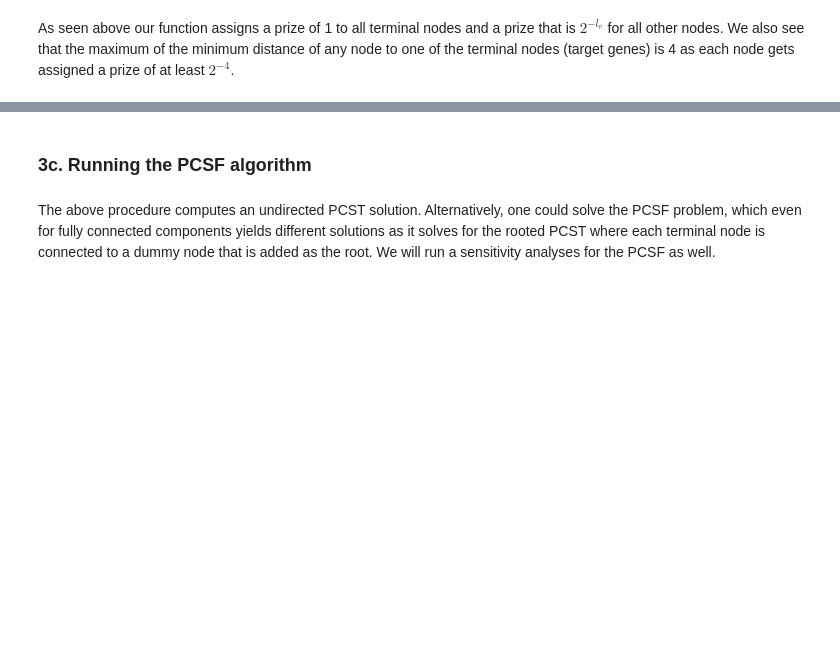
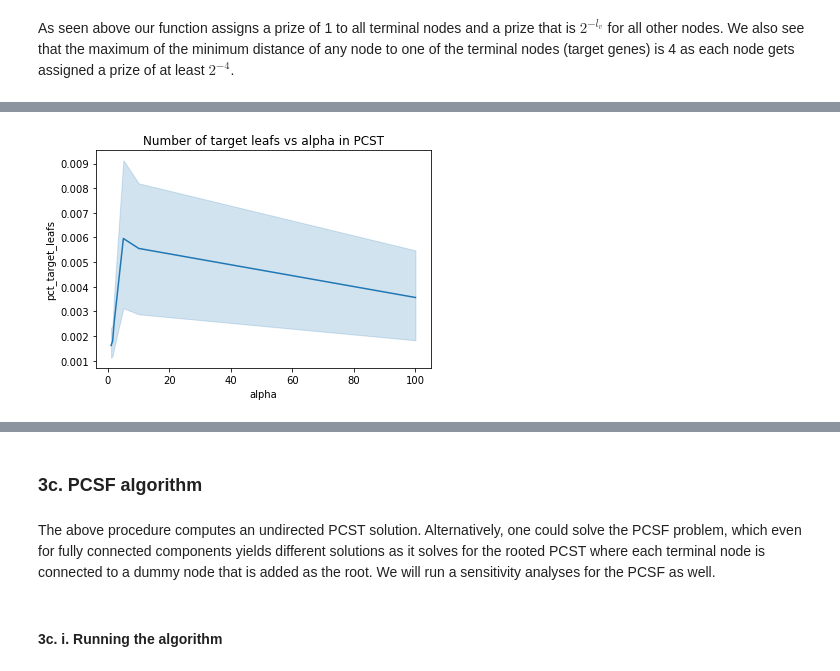
Before and after one commit to uhlerlab/image2reg, a Jupyter notebook: notebooks/ppi/steiner_tree_analysis.ipynb, the cells around one changed output, grey strips where cells are left out. Drawn from its saved outputs; the diff is of its cells as text; code cells hidden in the pictures; blank space fills up the shorter version.

```diff
--- a/notebooks/ppi/steiner_tree_analysis.ipynb
+++ b/notebooks/ppi/steiner_tree_analysis.ipynb
@@ -1028,0 +1265,7 @@ with open("../../data/ppi/grid_pcs_augmented_trees_dict_072621.pkl", "wb") as ha
+# %%
+pcst_sensitivity_analyses_results["pct_target_leafs"] = pcst_sensitivity_analyses_results.n_target_leafs/pcst_sensitivity_analyses_results.n_nodes
+ax = sns.lineplot(data=pcst_sensitivity_analyses_results, x="alpha", y="pct_target_leafs")
+ax.set_title("Number of target leafs vs alpha in PCST")
+plt.show()
+# %% [output]
+[figure, added]
@@ -1029,7 +1273,9 @@ with open("../../data/ppi/grid_pcs_augmented_trees_dict_072621.pkl", "wb") as ha
 # %% [markdown]
-### 3c. Running the PCSF algorithm
+### 3c. PCSF algorithm
 # %% [markdown]
 The above procedure computes an undirected PCST solution. Alternatively, one could solve the PCSF problem, which even for fully connected components yields different solutions as it solves for the rooted PCST where each terminal node is connected to a dummy node that is added as the root. We will run a sensitivity analyses for the PCSF as well.
+# %% [markdown]
+#### 3c. i. Running the algorithm
 # %%
 graph_params = {
     "noise": 0.0,
```
Also changed, not shown: parts of 47 cells of this notebook.
